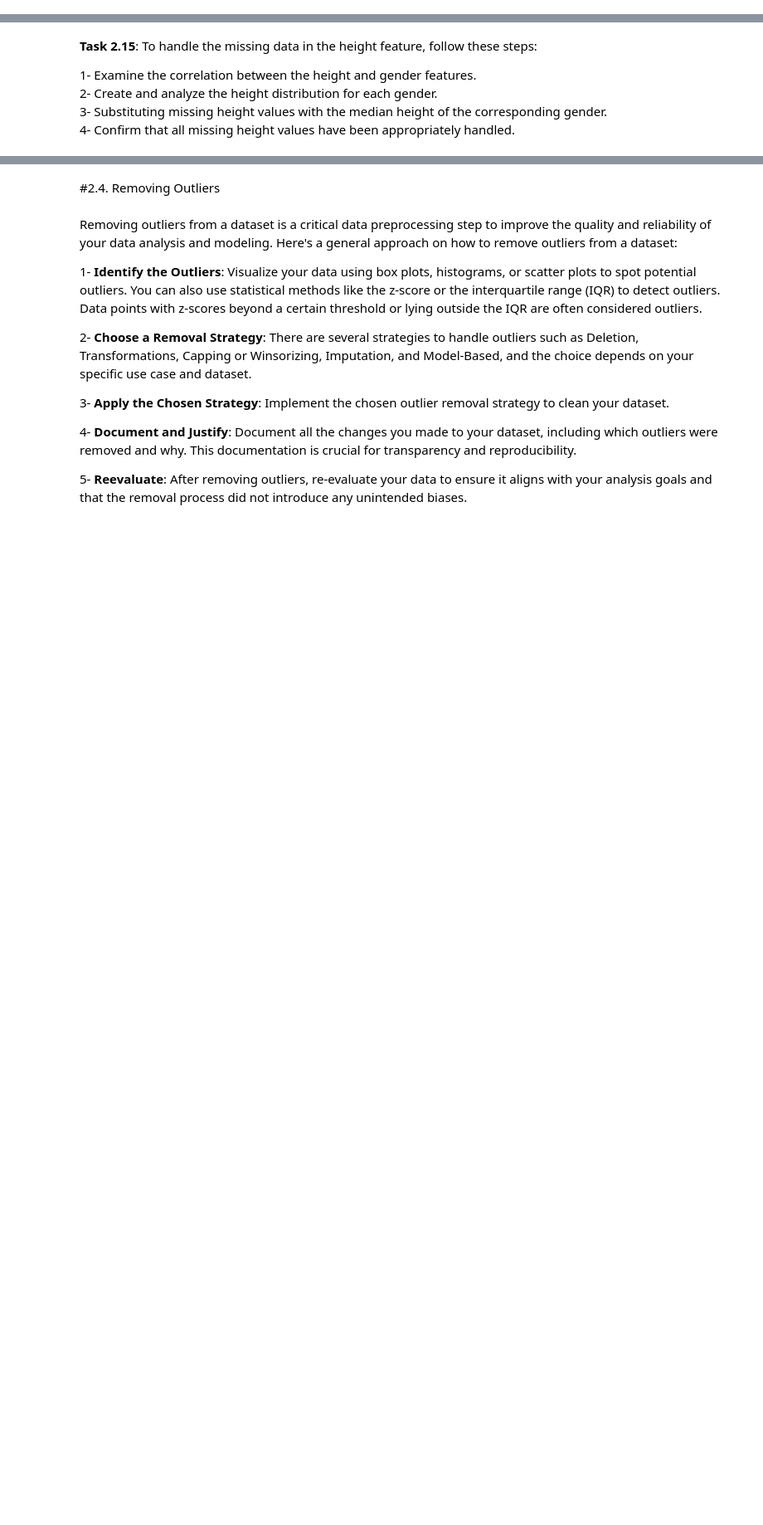
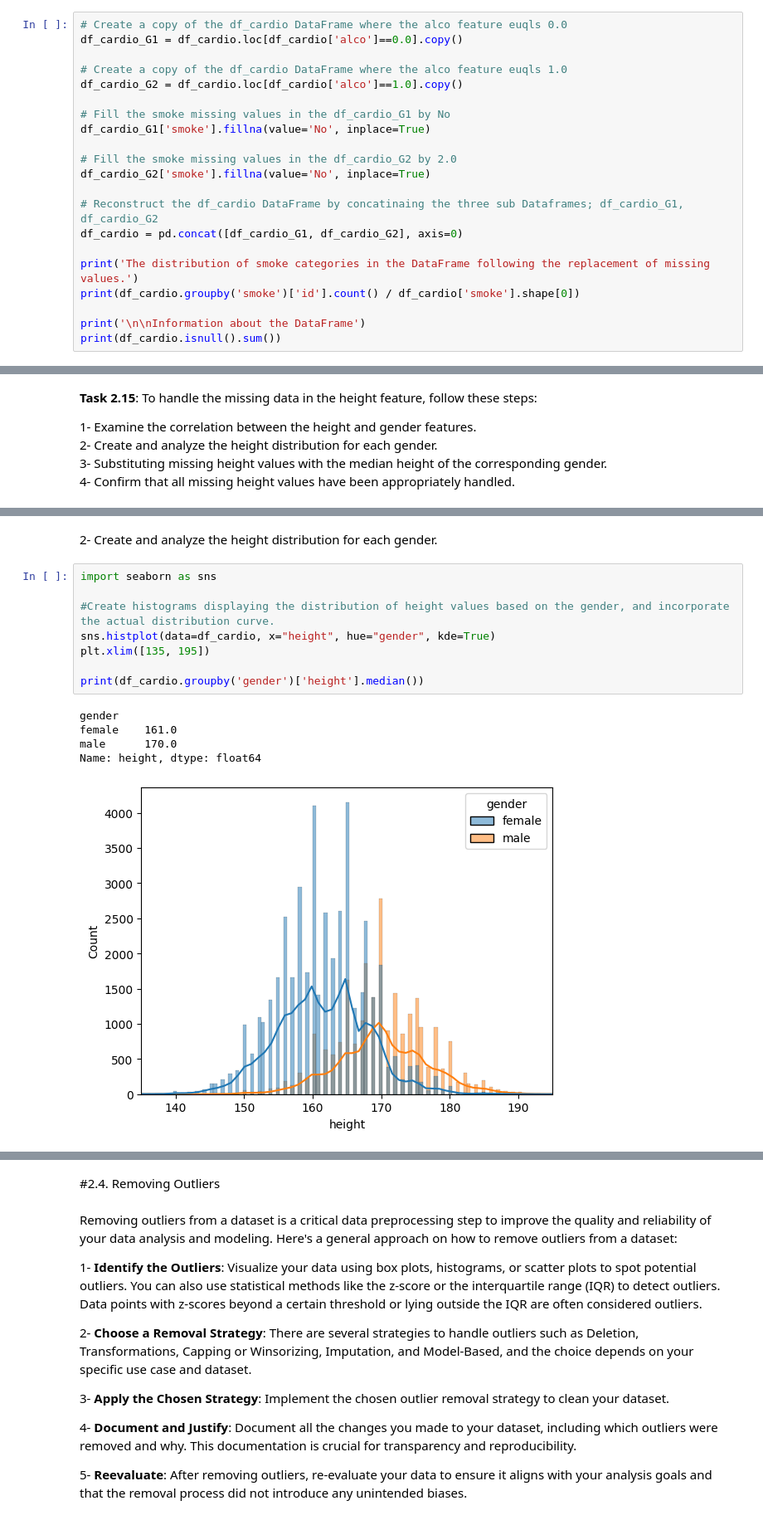
Before and after one commit to amohd63/ENCS5141-INTELLIGENT-SYSTEMS-LAB, a Jupyter notebook: Manual_ENCS5141_Exp2_Handling_Missing_Data.ipynb, the cells around one changed output, grey strips where cells are left out. Shown at 83% size. Drawn from its saved outputs; the diff is of its cells as text; blank space fills up the shorter version.

```diff
--- a/Manual_ENCS5141_Exp2_Handling_Missing_Data.ipynb
+++ b/Manual_ENCS5141_Exp2_Handling_Missing_Data.ipynb
@@ -1192,0 +1214,21 @@ dtype: int64
+# %%
+# Create a copy of the df_cardio DataFrame where the alco feature euqls 0.0
+df_cardio_G1 = df_cardio.loc[df_cardio['alco']==0.0].copy()
+
+# Create a copy of the df_cardio DataFrame where the alco feature euqls 1.0
+df_cardio_G2 = df_cardio.loc[df_cardio['alco']==1.0].copy()
+
+# Fill the smoke missing values in the df_cardio_G1 by No
+df_cardio_G1['smoke'].fillna(value='No', inplace=True)
+
+# Fill the smoke missing values in the df_cardio_G2 by 2.0
+df_cardio_G2['smoke'].fillna(value='No', inplace=True)
+
+# Reconstruct the df_cardio DataFrame by concatinaing the three sub Dataframes; df_cardio_G1, df_cardio_G2
+df_cardio = pd.concat([df_cardio_G1, df_cardio_G2], axis=0)
+
+print('The distribution of smoke categories in the DataFrame following the replacement of missing values.')
+print(df_cardio.groupby('smoke')['id'].count() / df_cardio['smoke'].shape[0])
+
+print('\n\nInformation about the DataFrame')
+print(df_cardio.isnull().sum())
@@ -1201,0 +1295,16 @@ dtype: int64
+# %% [markdown]
+2- Create and analyze the height distribution for each gender.
+# %%
+import seaborn as sns
+
+#Create histograms displaying the distribution of height values based on the gender, and incorporate the actual distribution curve.
+sns.histplot(data=df_cardio, x="height", hue="gender", kde=True)
+plt.xlim([135, 195])
+
+print(df_cardio.groupby('gender')['height'].median())
+# %% [output]
+gender
+female    161.0
+male      170.0
+Name: height, dtype: float64
+[figure, added]
```
Also changed, not shown: parts of 70 cells of this notebook.
